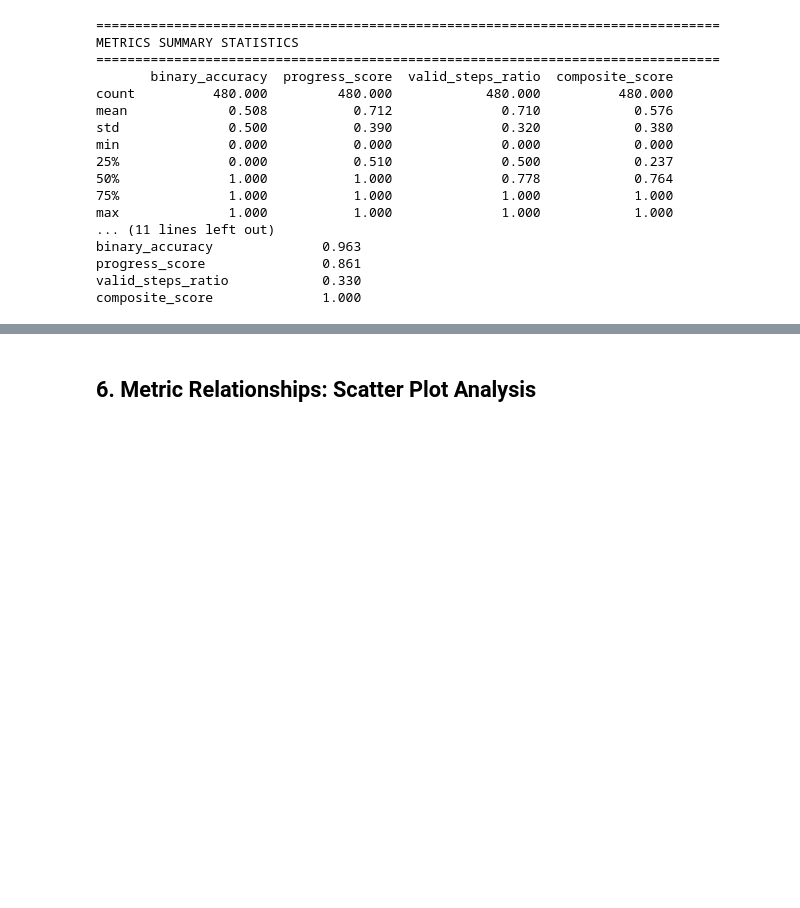
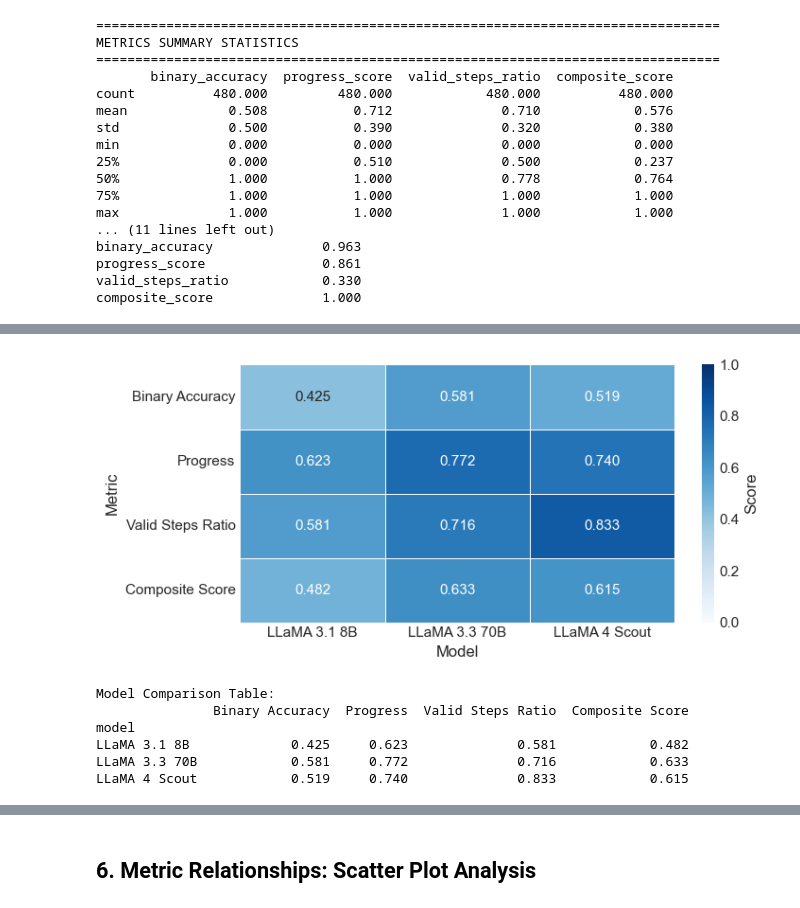
Before and after one commit to hanara2112/sed-reasoning, a Jupyter notebook: notebooks/metrics_analysis.ipynb, the cells around one changed output, grey strips where cells are left out. Drawn from its saved outputs; the diff is of its cells as text; code cells hidden in the pictures; blank space fills up the shorter version.

```diff
--- a/notebooks/metrics_analysis.ipynb
+++ b/notebooks/metrics_analysis.ipynb
@@ -285,0 +211,61 @@ Role-Classify            0.583           0.742              0.657            0.6
+# %%
+import matplotlib.pyplot as plt
+import seaborn as sns
+
+# Aggregate metrics
+model_metrics = df.groupby('model')[metrics_to_compare].mean().round(3)
+
+# Rename metrics for display
+metric_labels = {
+    'binary_accuracy': 'Binary Accuracy',
+    'progress_score': 'Progress',
+    'valid_steps_ratio': 'Valid Steps Ratio',
+    'composite_score': 'Composite Score'
+}
+
+model_metrics = model_metrics.rename(columns=metric_labels)
+
+# -----------------------------
+# Single heatmap (minimal)
+# -----------------------------
+fig, ax = plt.subplots(figsize=(7.5, 3.5))
+
+sns.heatmap(
+    model_metrics.T,
+    annot=True,
+    fmt=".3f",
+    cmap="Blues",
+    vmin=0,
+    vmax=1,
+    linewidths=0.5,
+    linecolor='white',
+    cbar_kws={'label': 'Score'},
+    ax=ax
+)
+
+# ax.set_title("Evaluation Metrics by Model", fontsize=13)
+ax.set_xlabel("Model")
+ax.set_ylabel("Metric")
+
+plt.tight_layout()
+plt.savefig(
+    "../results/metrics_by_model.png",
+    dpi=150,
+    bbox_inches="tight",
+    facecolor="white"
+)
+plt.show()
+
+# -----------------------------
+# Table (textual, exact)
+# -----------------------------
+print("\nModel Comparison Table:")
+print(model_metrics.to_string())
+# %% [output]
+[figure, added]
+Model Comparison Table:
+               Binary Accuracy  Progress  Valid Steps Ratio  Composite Score
+model
+LLaMA 3.1 8B             0.425     0.623              0.581            0.482
+LLaMA 3.3 70B            0.581     0.772              0.716            0.633
+LLaMA 4 Scout            0.519     0.740              0.833            0.615
```
Also changed, not shown: parts of 29 cells of this notebook, 29 other files.
